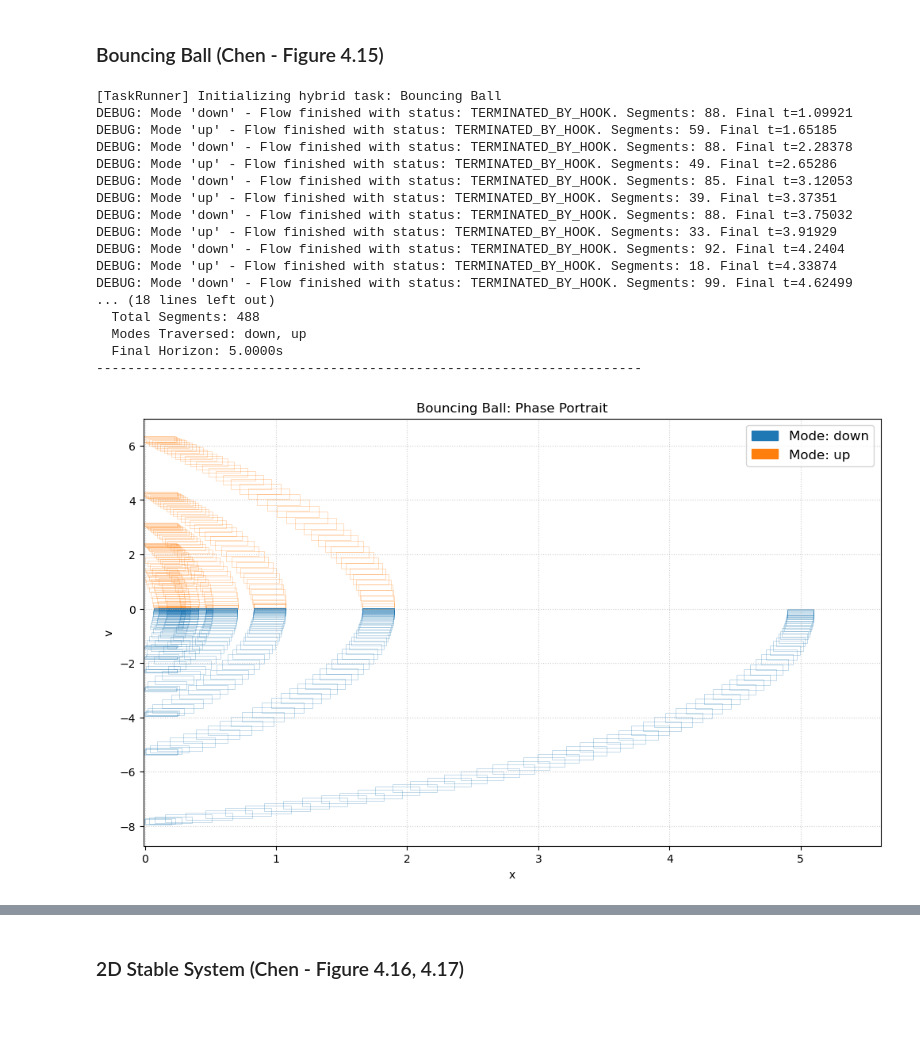
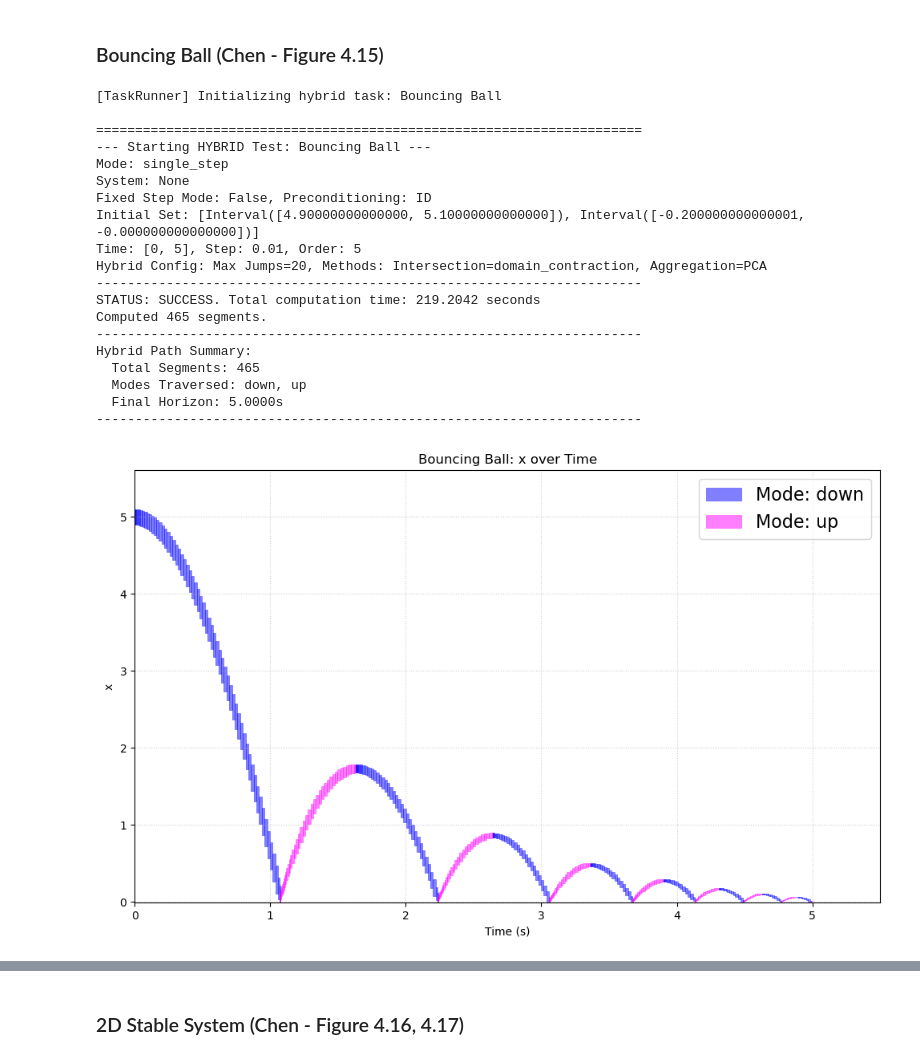
Before and after one commit to sssabry/tera, a Jupyter notebook: Examples/Hybrid.ipynb, the cells around one changed output, grey strips where cells are left out. Saved outputs shown, nothing was run; the diff lists cells and outputs as text; code cells hidden in the pictures; blank space fills up the shorter version.

Commit message:
added new benchmark results + attempted code optimizations

```diff
--- a/Examples/Hybrid.ipynb
+++ b/Examples/Hybrid.ipynb
@@ -10,26 +10,29 @@ tasks = FLOWSTAR_benchmarks.get_chen_hybrid()
 # %%
 task = tasks["hybrid_bouncing_ball"]
 
 result = TaskRunner.run(task)
 
-plot = Visualizer.plot(result, dims=(0, 1), mode="phase", title="Bouncing Ball: Phase Portrait", filled=False)
-plot = Visualizer.plot(result, dims=(0,1), mode="time", y_idx=0, title="Bouncing Ball: Time Evolution", filled=False)
+mode_colors = {'up': 'magenta', 'down': 'blue'}
+plot = Visualizer.plot(result, dims=(0,1), mode="time", mode_colors=mode_colors, y_idx=0, title="Bouncing Ball: x over Time", filled=True, legend_fontsize=16)
+plot = Visualizer.plot(result, dims=(0, 1), mode="phase", mode_colors=mode_colors, title="Bouncing Ball: x vs v", filled=False)
 # %% [output]
 [TaskRunner] Initializing hybrid task: Bouncing Ball
-DEBUG: Mode 'down' - Flow finished with status: TERMINATED_BY_HOOK. Segments: 88. Final t=1.09921
-DEBUG: Mode 'up' - Flow finished with status: TERMINATED_BY_HOOK. Segments: 59. Final t=1.65185
-DEBUG: Mode 'down' - Flow finished with status: TERMINATED_BY_HOOK. Segments: 88. Final t=2.28378
-DEBUG: Mode 'up' - Flow finished with status: TERMINATED_BY_HOOK. Segments: 49. Final t=2.65286
-DEBUG: Mode 'down' - Flow finished with status: TERMINATED_BY_HOOK. Segments: 85. Final t=3.12053
-DEBUG: Mode 'up' - Flow finished with status: TERMINATED_BY_HOOK. Segments: 39. Final t=3.37351
-DEBUG: Mode 'down' - Flow finished with status: TERMINATED_BY_HOOK. Segments: 88. Final t=3.75032
-DEBUG: Mode 'up' - Flow finished with status: TERMINATED_BY_HOOK. Segments: 33. Final t=3.91929
-DEBUG: Mode 'down' - Flow finished with status: TERMINATED_BY_HOOK. Segments: 92. Final t=4.2404
-DEBUG: Mode 'up' - Flow finished with status: TERMINATED_BY_HOOK. Segments: 18. Final t=4.33874
-DEBUG: Mode 'down' - Flow finished with status: TERMINATED_BY_HOOK. Segments: 99. Final t=4.62499
-... (18 lines left out)
-  Total Segments: 488
+
+======================================================================
+--- Starting HYBRID Test: Bouncing Ball ---
+Mode: single_step
+System: None
+Fixed Step Mode: False, Preconditioning: ID
+Initial Set: [Interval([4.90000000000000, 5.10000000000000]), Interval([-0.200000000000001, -0.000000000000000])]
+Time: [0, 5], Step: 0.01, Order: 5
+Hybrid Config: Max Jumps=20, Methods: Intersection=domain_contraction, Aggregation=PCA
+----------------------------------------------------------------------
+STATUS: SUCCESS. Total computation time: 219.2042 seconds
+Computed 465 segments.
+----------------------------------------------------------------------
+Hybrid Path Summary:
+  Total Segments: 465
   Modes Traversed: down, up
   Final Horizon: 5.0000s
 ----------------------------------------------------------------------
-[figure, old version]
+[figure, new version]
```
Also changed, not shown: parts of 4 cells of this notebook, 16 other files.
